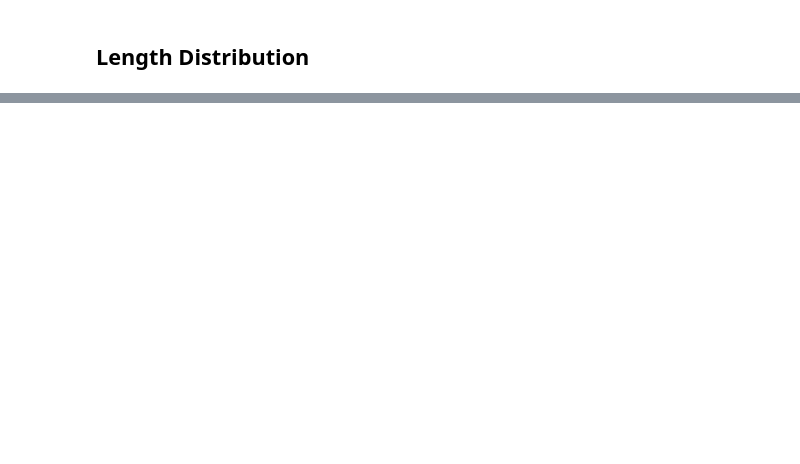
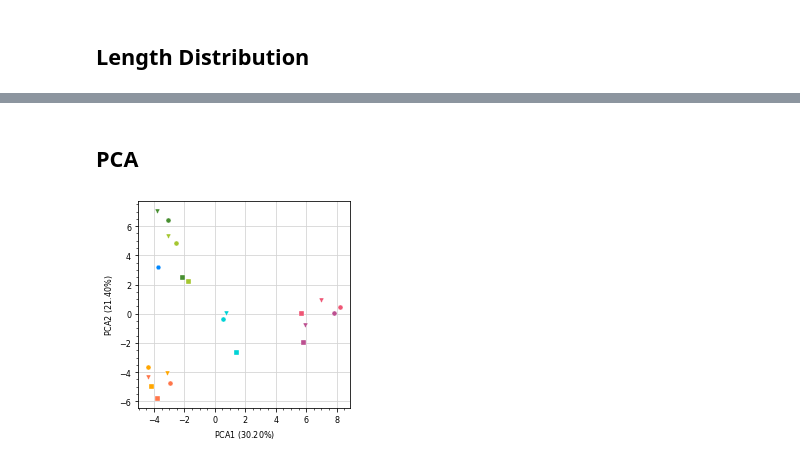
Before and after one commit to statbiophys/thymic_development_2022, a Jupyter notebook: fig2.ipynb, the cells around one changed output, grey strips where cells are left out. Drawn from its saved outputs; the diff is of its cells as text; code cells hidden in the pictures; blank space fills up the shorter version.

```diff
--- a/fig2.ipynb
+++ b/fig2.ipynb
@@ -106,0 +117,40 @@ plt.show()
+# %% [markdown]
+## PCA
+# %%
+marker = { 'P' : 'H', '6' : 'o', '8' : 's', '9' : 'v' }
+Perc = pd.read_csv( f"{DataPath}/pca-principal_percentuage.csv",sep=',')
+Perc = Perc[ np.logical_and(Perc.Chain=="CA",Perc.Gene==GENE) ]
+
+# load erez PCA
+PCA_erez = pd.read_csv( f'{DataPath}/CA-V-pca_export.csv', index_col=0 )
+
+# define colors
+PCA_erez['color'] = [ EXP_KOL[ CC_to_HEAD[cc] ] if cc != 'Pgen' else EXP_KOL['gen'] for cc in PCA_erez['phenotype']  ]
+
+# define unique labels
+PCA_erez['aux'] = [ CC_to_HEAD[cc] if cc != 'Pgen' else CC_to_HEAD['gen'] for cc in PCA_erez['phenotype'] ]
+PCA_erez['label'] = '_'
+PCA_erez.at[PCA_erez['aux'].drop_duplicates().index, 'label'] = PCA_erez['aux'].drop_duplicates()
+PCA_erez.drop(columns='aux')
+
+fig, ax = plt.subplots(figsize = (3.8, 3.8))
+
+# plt PCA scatter
+for _, row in PCA_erez.iterrows() :
+    ax.scatter( row['Dim.1'], row['Dim.2'], s=25, label=row.label, c=row.color,
+               ec='white', lw=.35, zorder=2, marker=marker[row['mouse']] )
+
+# plt options
+ax.set_xlabel("PCA1 $(" + "%.2f" % Perc['Dim.1'].values + "\%)$")
+ax.set_ylabel("PCA2 $(" + "%.2f" % Perc['Dim.2'].values + "\%)$")
+
+ax.minorticks_on()
+ax.axes.grid(which="major", color=GREYS_DIC["silver"], zorder = -5)
+
+ax.set_axisbelow(True)
+
+plt.savefig( f"{OutPath}/fig2D.pdf", bbox_inches='tight' )
+
+plt.show()
+# %% [output]
+[figure, added]
```
Also changed, not shown: parts of 8 cells of this notebook, 44 other files.
